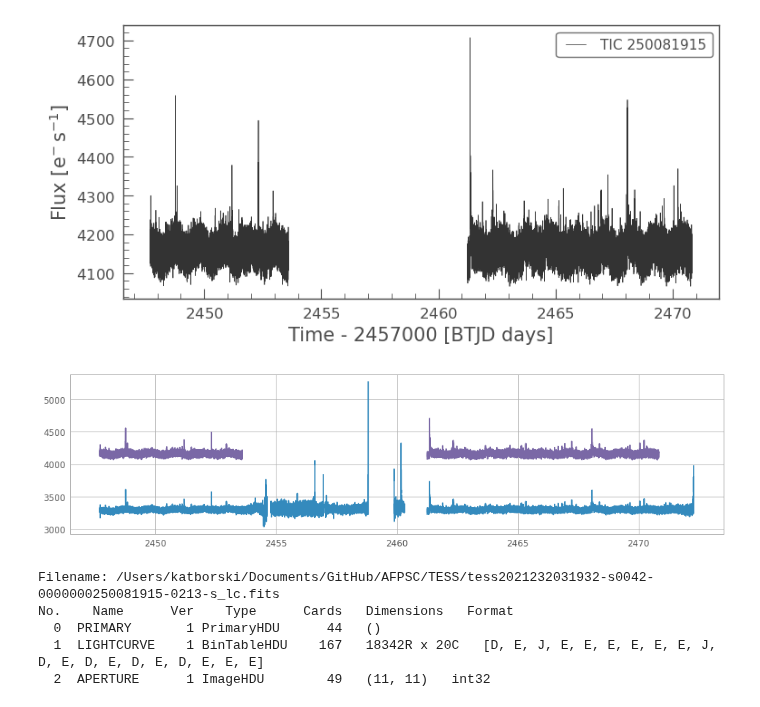
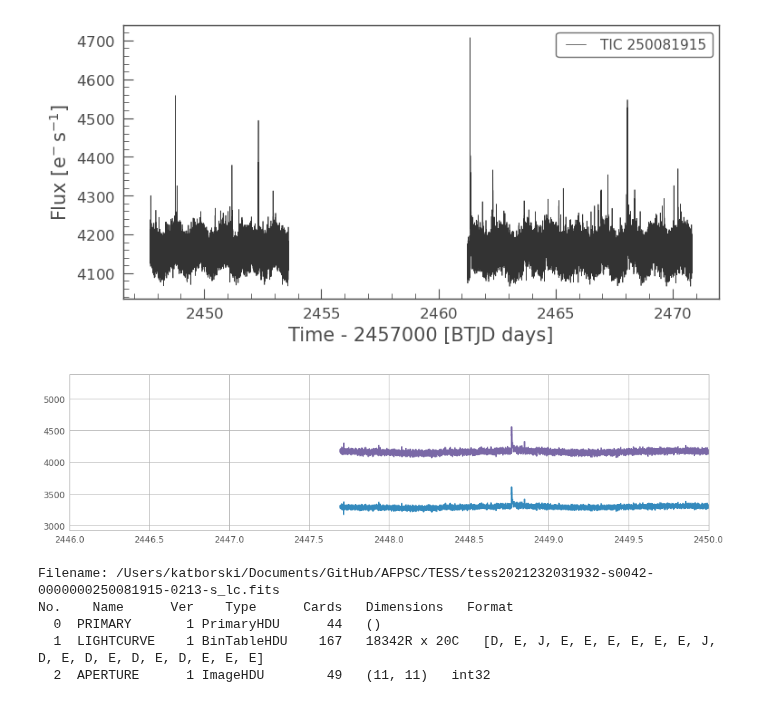
Before and after one commit to MillionConcepts/tess_swift_afpsc, a Jupyter notebook: TESS_plotfromcolumns.ipynb, the cells around one changed output. Saved outputs shown, nothing was run; the diff lists cells and outputs as text; code cells hidden in the pictures.

```diff
--- a/TESS_plotfromcolumns.ipynb
+++ b/TESS_plotfromcolumns.ipynb
@@ -31,16 +31,17 @@ lc.plot()
 # %%
 #Plot SAP and PDCSAP flux v time
 with fits.open(file, mode="readonly") as hdulist:
     tess_bjds = hdulist[1].data['TIME']
     sap_fluxes = hdulist[1].data['SAP_FLUX']
     pdcsap_fluxes = hdulist[1].data['PDCSAP_FLUX']
 
 plt.figure(figsize = (16,4))
 plt.plot(tess_bjds, sap_fluxes)
+plt.xlim(2446,2450)
 plt.plot(tess_bjds, pdcsap_fluxes)
 plt.show()
 # %% [output]
-[figure, old version]
+[figure, new version]
 # %%
 #t= Table.read(file)
 # %%
```
Also changed, not shown: parts of 1 cell of this notebook, 3 other files.
